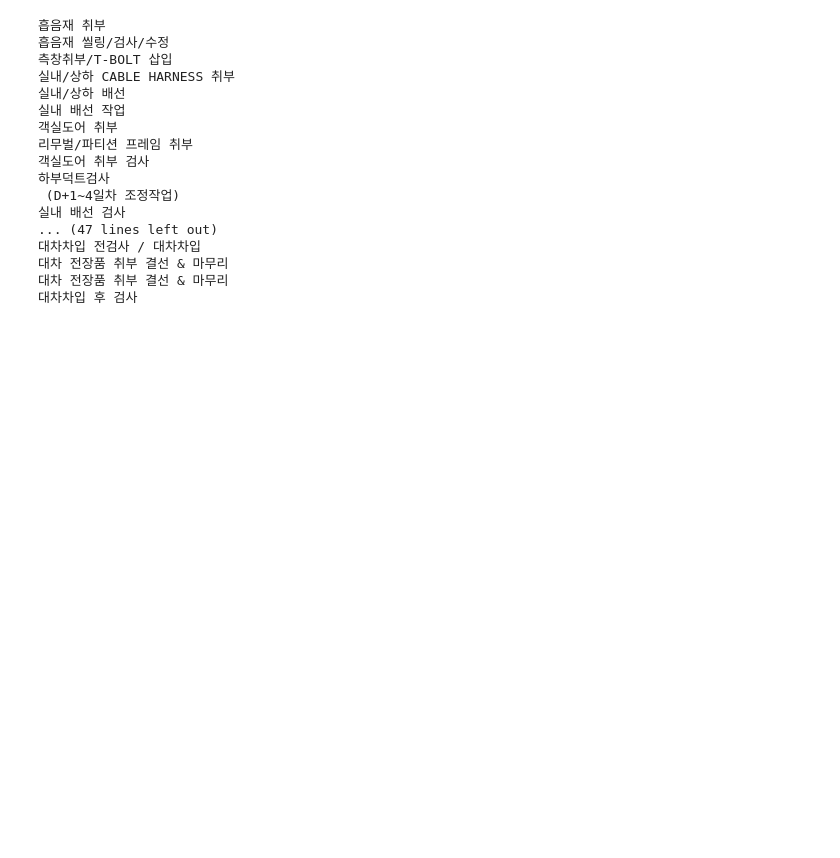
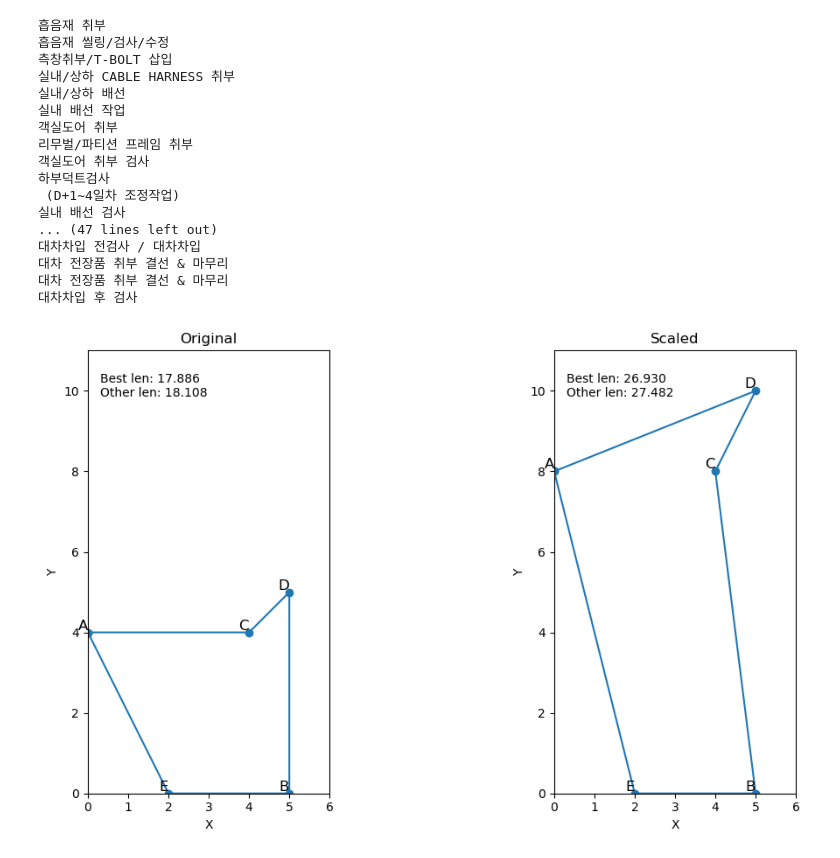
Before and after one commit to elin914/woojin, a Jupyter notebook: test code/load api.ipynb, the cells around one changed output. Drawn from its saved outputs; the diff is of its cells as text; code cells hidden in the pictures; blank space fills up the shorter version.

```diff
--- a/test code/load api.ipynb
+++ b/test code/load api.ipynb
@@ -325,3 +325,73 @@ for i in index:
 대차 전장품 취부 결선 & 마무리
 대차 전장품 취부 결선 & 마무리
 대차차입 후 검사
+# %%
+import matplotlib.pyplot as plt
+import math
+
+# 도시 좌표 (원래 스케일 y축=1)
+cities = {
+    'A': (0, 4),
+    'B': (5, 0),
+    'C': (4, 4),
+    'D': (5, 5),
+    'E': (2, 0)
+}
+
+# y축 2배 스케일링된 좌표 생성
+cities_scaled = {k: (x, 2 * y) for k, (x, y) in cities.items()}
+
+# 최적 경로 순서
+tour_orig   = ['A', 'C', 'D', 'B', 'E', 'A']
+tour_scaled = ['A', 'D', 'C', 'B', 'E', 'A']
+
+def tour_length(tour, coords):
+    total = 0
+    for u, v in zip(tour, tour[1:]):
+        x1, y1 = coords[u]
+        x2, y2 = coords[v]
+        total += math.hypot(x2 - x1, y2 - y1)
+    return total
+
+# 목적함수 값 계산
+len_orig_on_orig   = tour_length(tour_orig,   cities)
+len_scaled_on_orig = tour_length(tour_scaled, cities)
+len_orig_on_scaled   = tour_length(tour_orig,   cities_scaled)
+len_scaled_on_scaled = tour_length(tour_scaled, cities_scaled)
+
+# 시각화
+fig, axes = plt.subplots(1, 2, figsize=(12, 6))
+settings = [
+    (cities, tour_orig,   tour_scaled, len_orig_on_orig,   len_scaled_on_orig,   'Original'),
+    (cities_scaled, tour_scaled, tour_orig,   len_scaled_on_scaled, len_orig_on_scaled, 'Scaled')
+]
+
+for ax, (coords, best_tour, alt_tour, best_len, alt_len, title) in zip(axes, settings):
+    # 최적 경로 (실선)
+    xs = [coords[c][0] for c in best_tour]
+    ys = [coords[c][1] for c in best_tour]
+    ax.plot(xs, ys, '-o')
+    # 대안 경로 (대시선)
+    # xs = [coords[c][0] for c in alt_tour]
+    # ys = [coords[c][1] for c in alt_tour]
+    # ax.plot(xs, ys, '--o')
+
+    for city, (x, y) in coords.items():
+        ax.text(x, y, city, fontsize=12, va='bottom', ha='right')
+
+    ax.set_xlim(0, 6)
+    ax.set_ylim(0, 11)
+    ax.set_aspect('equal', 'box')
+    ax.set_title(title)
+    ax.set_xlabel('X')
+    ax.set_ylabel('Y')
+
+    ax.text(0.05, 0.95,
+            f'Best len: {best_len:.3f}\nOther len: {alt_len:.3f}',
+            transform=ax.transAxes, va='top')
+
+plt.tight_layout()
+plt.savefig('TSP.png',dpi=1000)
+plt.show()
+# %% [output]
+[figure, added]
```
Also changed, not shown: 2 other files.
